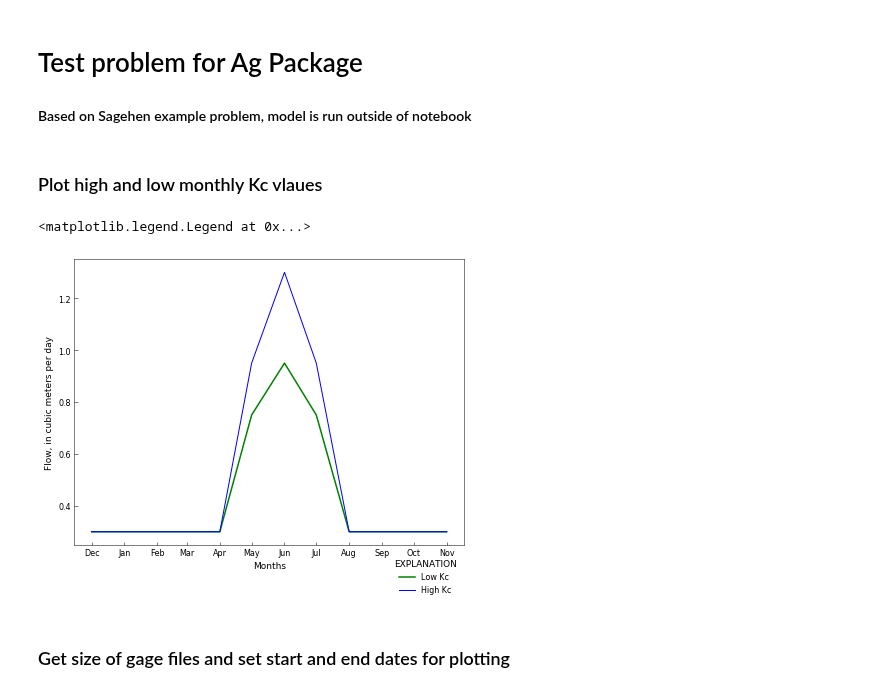
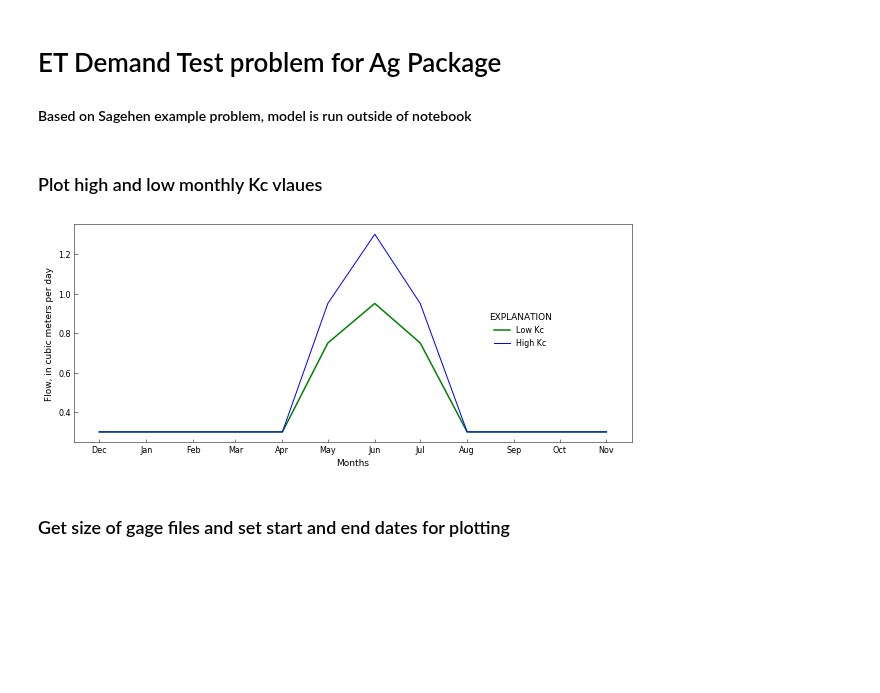
Before and after one commit to rniswon/gsflow_examples, a Jupyter notebook: sagehen_Agwater/notebook/Ag_ETdemand.ipynb, the cells around one changed output. Cells and saved outputs as stored; diff of their text form; code cells hidden in the pictures; blank space fills up the shorter version.

Commit message:
changes for Sagehen ag package examples

```diff
--- a/sagehen_Agwater/notebook/Ag_ETdemand.ipynb
+++ b/sagehen_Agwater/notebook/Ag_ETdemand.ipynb
@@ -1,5 +1,5 @@
 # %% [markdown]
-# Test problem for Ag Package
+# ET Demand Test problem for Ag Package
 
 #### Based on Sagehen example problem, model is run outside of notebook
 # %%
@@ -55,30 +55,31 @@ fname2.close()
 # %%
 # set list of months
 nummonths = 12
 date_list = list()
 for i in range(0, nummonths):
     date_list.append(datetime.date(1990, 12, 1)+relativedelta(months=i))
 
 # plot Kc values
 locator = mdates.MonthLocator()  # every month
 # Specify the format - %b gives us Jan, Feb...
 fmt = mdates.DateFormatter('%b')
-fig, ax = plt.subplots()
+fig, ax = plt.subplots(1, 1, figsize=(10, 4))
+#fig, ax = plt.subplots()
 x = plt.gca().xaxis
 x.set_major_locator(locator)
 # Specify formatter
 x.set_major_formatter(fmt)
 # Low Kc
 ax.plot(date_list,Kc_low,color='g', linewidth=1.5, label='Low Kc')
 # High Kc
 ax.plot(date_list,Kc_high,color='b', linewidth=1.0, label='High Kc')
 ax.set_ylabel('Flow, in cubic meters per day')
 ax.set_xlabel('Months')
 handles, labels = ax.get_legend_handles_labels()
-rf.legend(ax, handles, labels, bbox_to_anchor=(.9, -0.2))
+rf.legend(ax, handles, labels, bbox_to_anchor=(.8, 0.4))
+plt.savefig('Hi_Low_Kc.pdf')
 # %% [output]
-<matplotlib.legend.Legend at 0x...>
-[figure, old version]
+[figure, new version]
 # %% [markdown]
 ### Get size of gage files and set start and end dates for plotting
 # %%
```
Also changed, not shown: parts of 2 cells of this notebook, 4 other files.
